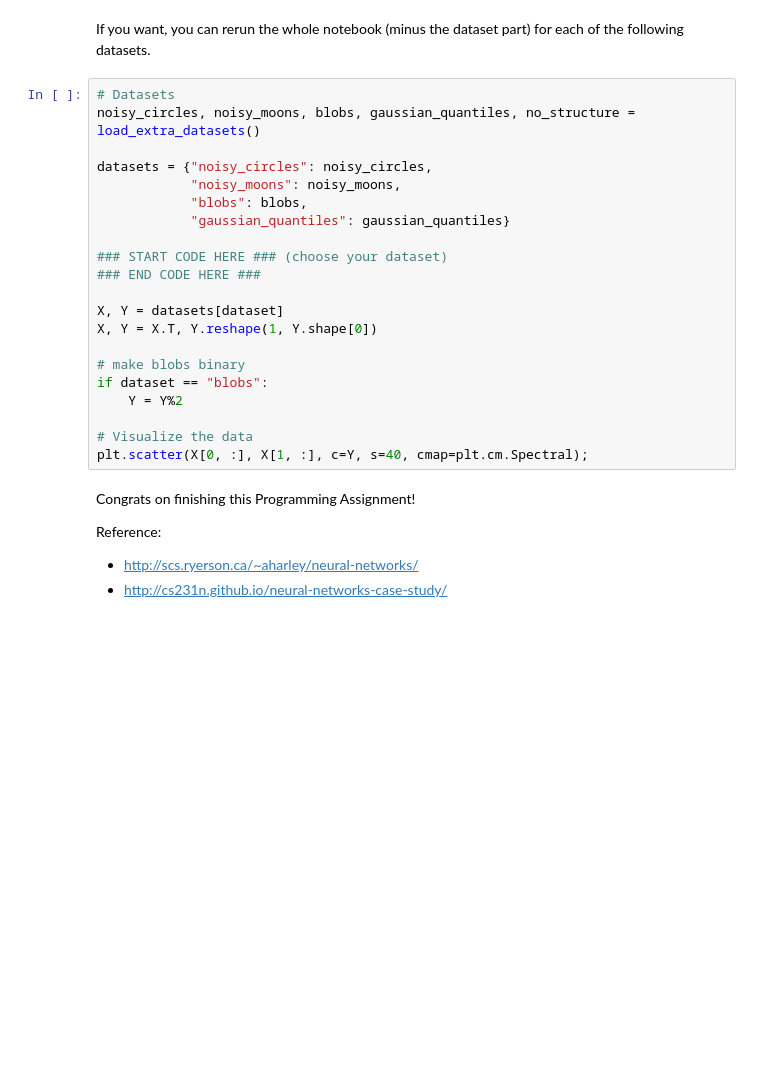
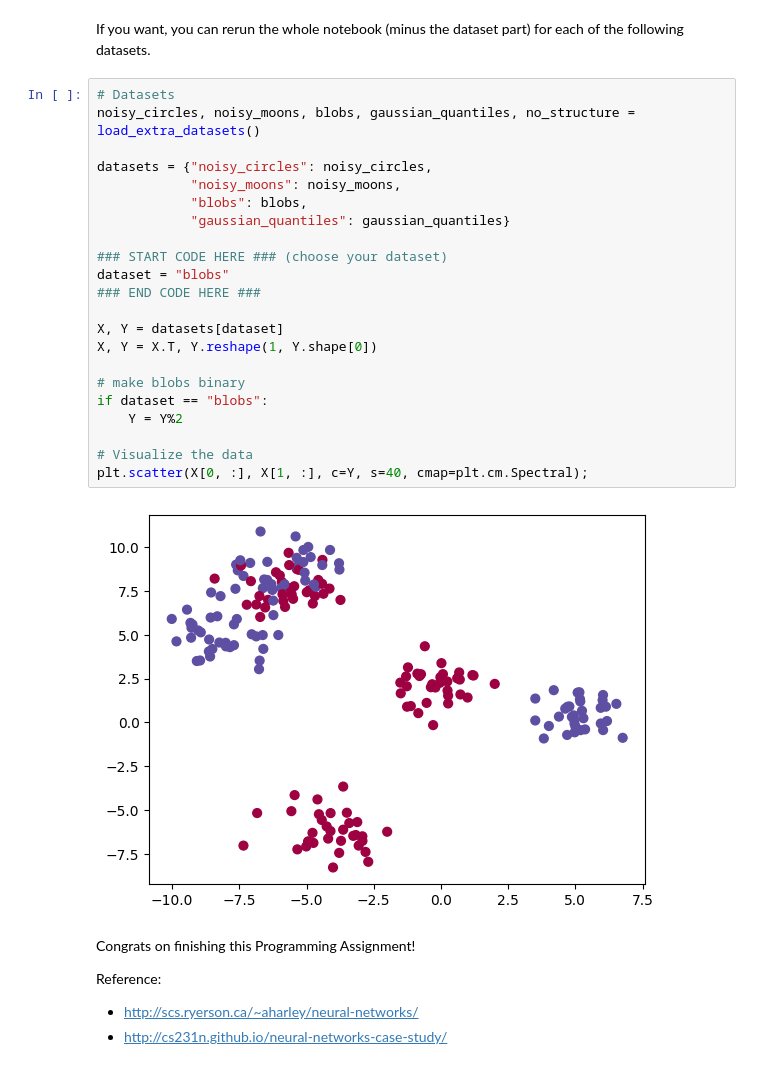
Before and after one commit to matthewweaver/coursera-deep-learning-labs, a Jupyter notebook: Neural Networks and Deep Learning/Planar data classification with one hidden layer/Planar_data_classification_with_onehidden_layer_v6c.ipynb, the cells around one changed output. Drawn from its saved outputs; the diff is of its cells as text; blank space fills up the shorter version.

```diff
--- a/Neural Networks and Deep Learning/Planar data classification with one hidden layer/Planar_data_classification_with_onehidden_layer_v6c.ipynb
+++ b/Neural Networks and Deep Learning/Planar data classification with one hidden layer/Planar_data_classification_with_onehidden_layer_v6c.ipynb
@@ -835,24 +950,27 @@ If you want, you can rerun the whole notebook (minus the dataset part) for each
 # %%
 # Datasets
 noisy_circles, noisy_moons, blobs, gaussian_quantiles, no_structure = load_extra_datasets()
 
 datasets = {"noisy_circles": noisy_circles,
             "noisy_moons": noisy_moons,
             "blobs": blobs,
             "gaussian_quantiles": gaussian_quantiles}
 
 ### START CODE HERE ### (choose your dataset)
+dataset = "blobs"
 ### END CODE HERE ###
 
 X, Y = datasets[dataset]
 X, Y = X.T, Y.reshape(1, Y.shape[0])
 
 # make blobs binary
 if dataset == "blobs":
     Y = Y%2
 
 # Visualize the data
 plt.scatter(X[0, :], X[1, :], c=Y, s=40, cmap=plt.cm.Spectral);
+# %% [output]
+[figure, added]
 # %% [markdown]
 Congrats on finishing this Programming Assignment!
 
```
Also changed, not shown: parts of 22 cells of this notebook, 1 other file.
